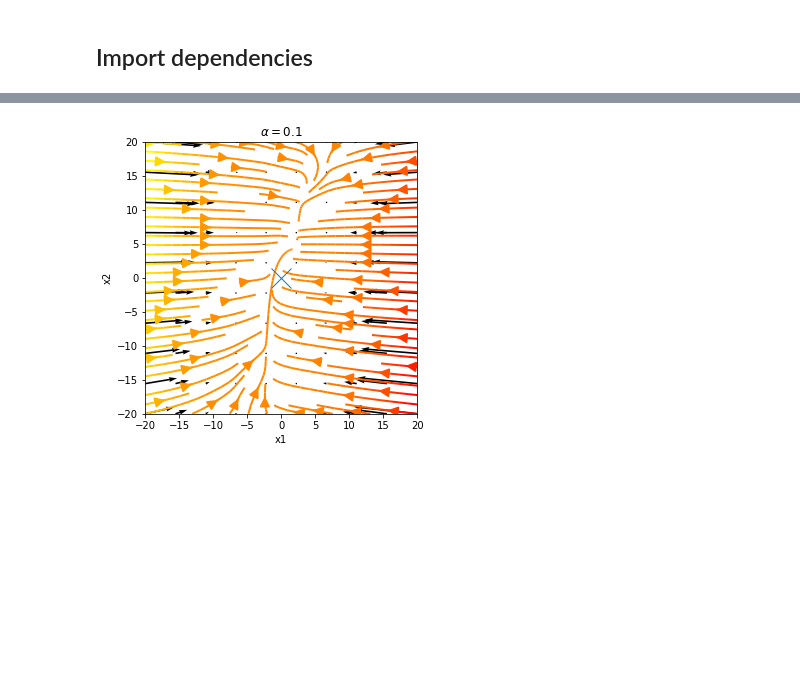
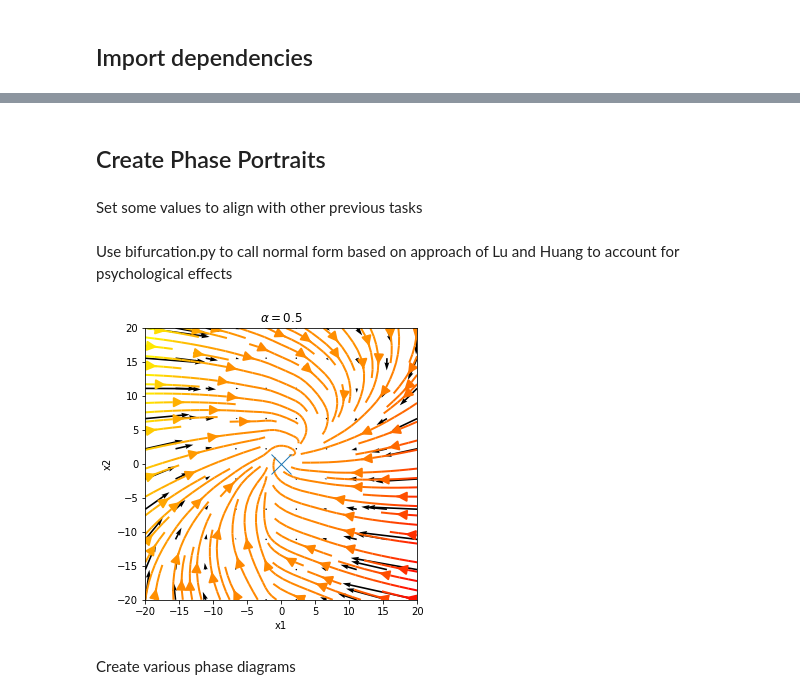
Before and after one commit to clarissanjani/MLCMS_Final-Project, a Jupyter notebook: Task4.ipynb, the cells around one changed output, grey strips where cells are left out. Cells and saved outputs as stored; diff of their text form; code cells hidden in the pictures; blank space fills up the shorter version.

Commit message:
Task 4 commit

```diff
--- a/Task4.ipynb
+++ b/Task4.ipynb
@@ -21,40 +10,4 @@ from math import *
-# %%
-def normalform(x, y, alpha):
-    # hard coded values
-    mu = 0.5 # mu is greater than 0 and is the natural recovery rate of infective individuals
-    lam = 0.5  # lambda is greater than 0 and is the rate at which recovered individuals lose immunity
-    k = 0.5 # k is the infection rate
-    m = 10
-    beta = -2 * math.sqrt(alpha) # beta is greater than the square root of alpha multipled with -2
-
-    # m = beta * math.sqrt((d+lam)/k)
-
-    n = alpha * ((d + lam) / k)
-    p = (d + mu) / (d + lam)
-    a = (p - 1 - n*p) / (n +m+1)
-    q = mu / (d + lam)
-    b_tilda = p - 1 - n * p
-    w = math.sqrt(abs(b_tilda * q - b_tilda * b_tilda))
-    a_20 = - p / w
-    a_11 = 2
-    a_2 = 0
-    a_30 = -p / w
-    a_21 = 1
-    a_12 = 0
-    a_3 = 0
-
-    b_20 = (1 / w**2) * ( - b_tilda * p + a * (m + 2*n) * (b_tilda - q))
-    b_11 = (2 * b_tilda - a * (m+2 * n))
-    b_30 = - (1 / w * w) * (b_tilda * p + a * (m + 2 * n) * (b_tilda - q))
-    b_21 = (b_tilda - a * n) / w
-    b_12 = 0
-    b_3 = 0
-    b_2 = 0
-
-    # known as the u
-    f = a_20 * x ** 2 + a_11 * x * y + a_2 * y ** 2 + a_30 * x ** 3 + a_21 * x ** 2 * y + a_12 * x * y ** 2 + a_3 * y ** 3
-    # known as the v
-    g = b_20 * x ** 2 + b_11 * x * y + b_2 * y ** 2 + b_30 * x ** 3 + b_21 * y * x ** 2 + b_12 * x * y ** 2 + b_3 * y ** 3
-
-
-    return [f, g]
+# %% [markdown]
+## Create Phase Portraits
+# %% [markdown]
+Set some values to align with other previous tasks
@@ -61,29 +26,33 @@ def normalform(x, y, alpha):
+# %% [markdown]
+Use bifurcation.py to call normal form based on approach of Lu and Huang to account for psychological effects
 # %%
 range_x=(-20, 20)
 range_y=(-20, 20)
 num_grid_points=10
 
-alpha = 0.1
+alpha = 0.5
 
 x, y = np.meshgrid(np.linspace(range_x[0], range_x[1], num_grid_points),np.linspace(range_y[0], range_y[1], num_grid_points))
 u, v = np.zeros_like(x), np.zeros_like(y)
 
 # Andronov_Hopf normal form
-normalforms = normalform(x, y, alpha)
+normalforms = normalform(x, y, alpha, mu0, mu1, b, y, d)
 u = y + normalforms[0]
 v = -x + normalforms[1]
 
 plt.figure(figsize=(5, 5))
 plt.streamplot(x, y, u, v, linewidth=2, arrowsize=2, color=u, cmap='autumn')
 plt.quiver(x, y, u, v)
 plt.plot(0, 0, marker="x", markersize=20)
 
 plt.axis('square')
 plt.xlabel("x1")
 plt.ylabel("x2")
 plt.title(r'$\alpha={0}$'.format(alpha))
 
 plt.show()
 # %% [output]
-[figure, old version]
+[figure, new version]
+# %% [markdown]
+Create various phase diagrams
 # %%
```
Also changed, not shown: parts of 20 cells of this notebook, 2 other files.
